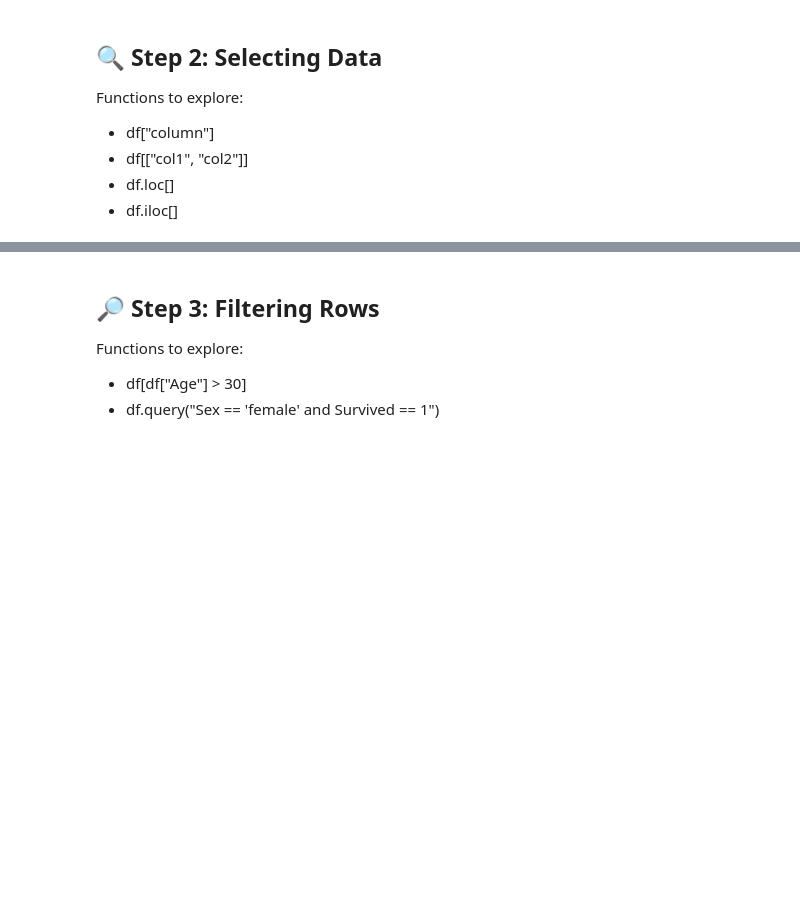
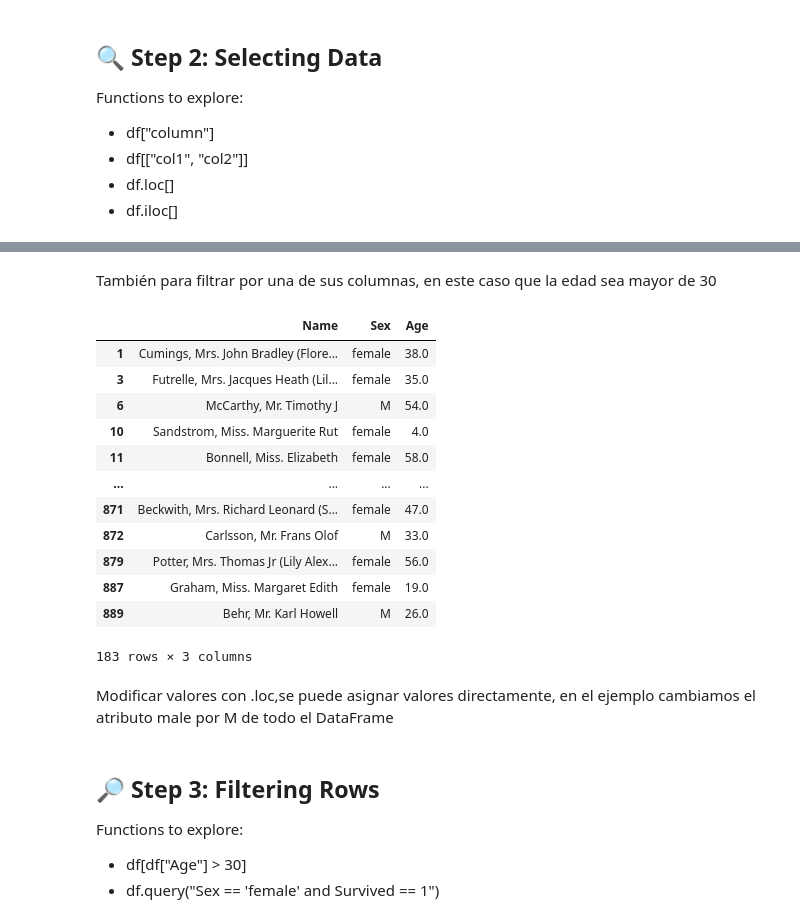
Before and after one commit to GabriTenreiro/TitanicTask, a Jupyter notebook: Titanic_Pandas_Practice_Notebook.ipynb, the cells around one changed output, grey strips where cells are left out. Saved outputs shown, nothing was run; the diff lists cells and outputs as text; code cells hidden in the pictures; blank space fills up the shorter version.

```diff
--- a/Titanic_Pandas_Practice_Notebook.ipynb
+++ b/Titanic_Pandas_Practice_Notebook.ipynb
@@ -119,3 +285,24 @@ df[["Sex", "Age", "Survived"]].head()
+# %% [markdown]
+También para filtrar por una de sus columnas, en este caso que la edad sea mayor de 30
+# %%
+borrado_datos.loc[borrado_datos['Sex']=='male', 'Sex']='M'
+borrado_datos.loc[0:,['Name','Sex','Age']]
+# %% [output]
+|  | Name | Sex | Age |
+| 1 | Cumings, Mrs. John Bradley (Flore... | female | 38.0 |
+| 3 | Futrelle, Mrs. Jacques Heath (Lil... | female | 35.0 |
+| 6 | McCarthy, Mr. Timothy J | M | 54.0 |
+| 10 | Sandstrom, Miss. Marguerite Rut | female | 4.0 |
+| 11 | Bonnell, Miss. Elizabeth | female | 58.0 |
+| ... | ... | ... | ... |
+| 871 | Beckwith, Mrs. Richard Leonard (S... | female | 47.0 |
+| 872 | Carlsson, Mr. Frans Olof | M | 33.0 |
+| 879 | Potter, Mrs. Thomas Jr (Lily Alex... | female | 56.0 |
+| 887 | Graham, Miss. Margaret Edith | female | 19.0 |
+| 889 | Behr, Mr. Karl Howell | M | 26.0 |
+183 rows × 3 columns
+# %% [markdown]
+Modificar valores con .loc,se puede asignar valores directamente, en el ejemplo cambiamos el atributo male por M de todo el DataFrame
 # %% [markdown]
 
 ## 🔎 Step 3: Filtering Rows
```
Also changed, not shown: parts of 33 cells of this notebook, 1 other file.
